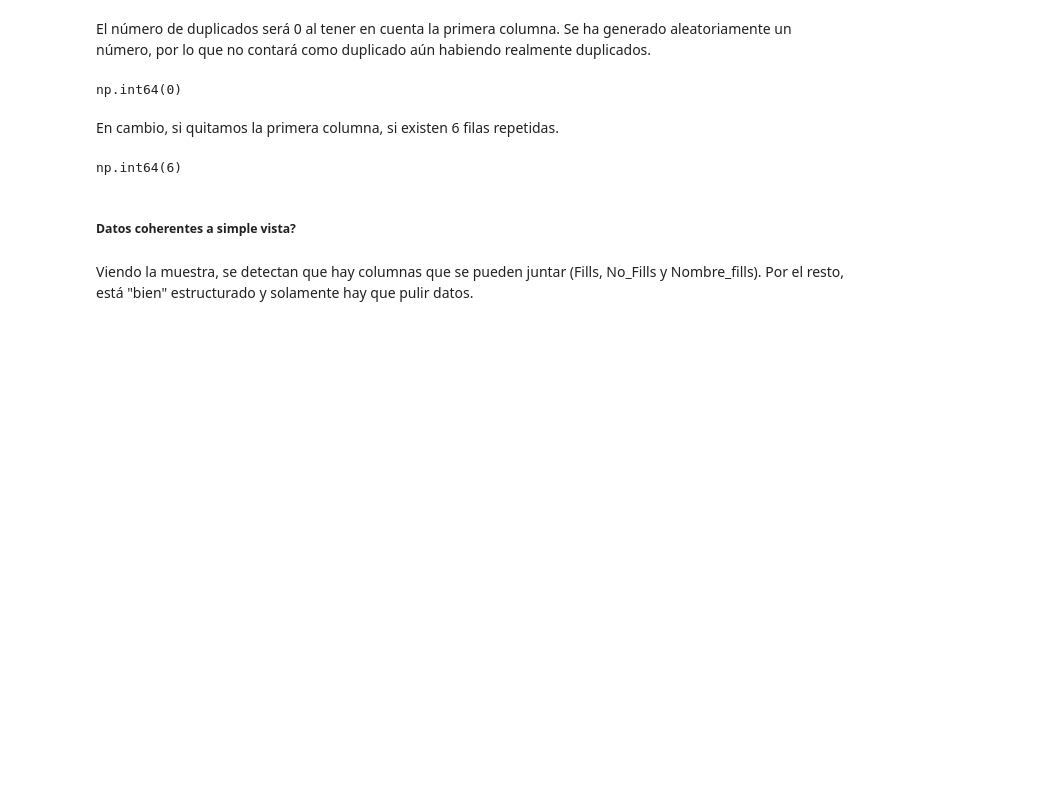
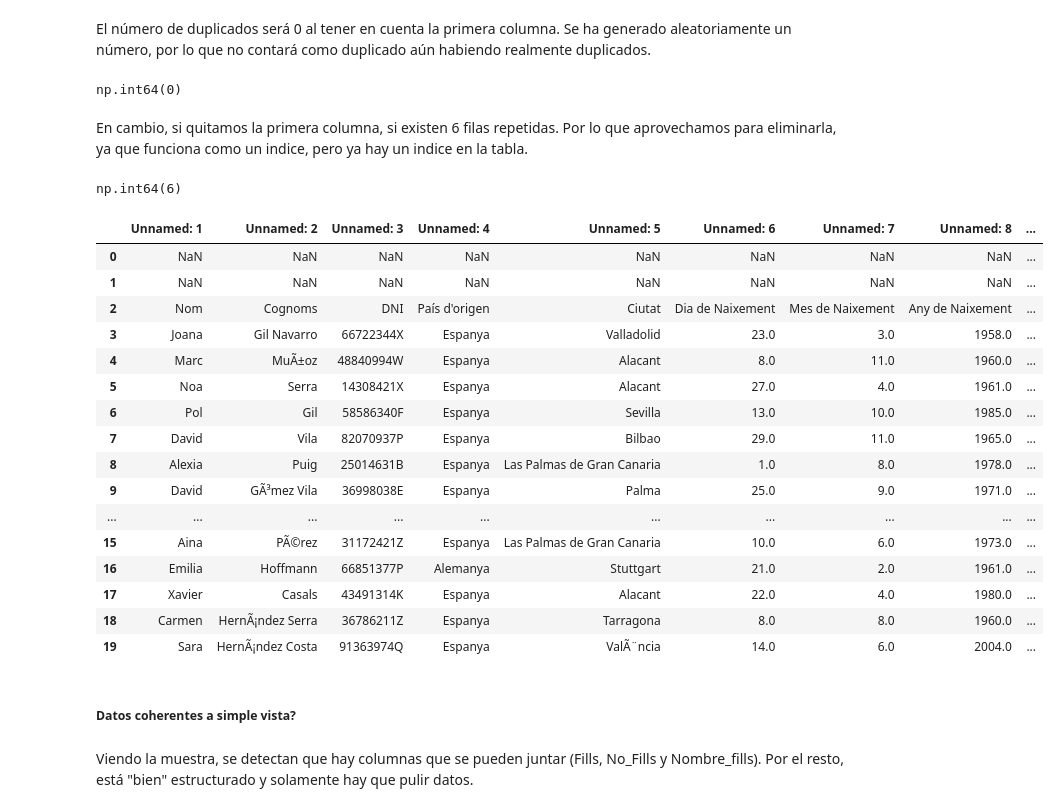
Before and after one commit to noelcarrionmatias/IT_Data, a Jupyter notebook: Especializacion/8_Sprint/ejercicios_s8.ipynb, the cells around one changed output. Saved outputs shown, nothing was run; the diff lists cells and outputs as text; code cells hidden in the pictures; blank space fills up the shorter version.

```diff
--- a/Especializacion/8_Sprint/ejercicios_s8.ipynb
+++ b/Especializacion/8_Sprint/ejercicios_s8.ipynb
@@ -95,11 +97,33 @@ dataset_s8.duplicated().sum()
 # %% [output]
 np.int64(0)
 # %% [markdown]
-En cambio, si quitamos la primera columna, si existen 6 filas repetidas.
+En cambio, si quitamos la primera columna, si existen 6 filas repetidas. Por lo que aprovechamos para eliminarla, ya que funciona como un indice, pero ya hay un indice en la tabla.
 # %%
 dataset_s8.iloc[:,1:].duplicated().sum()
 # %% [output]
 np.int64(6)
+# %%
+dataset_s8 = dataset_s8.drop(["Dades de l'enquesta de treballadors 2025"], axis=True)
+# %%
+dataset_s8.head(20)
+# %% [output]
+|  | Unnamed: 1 | Unnamed: 2 | Unnamed: 3 | Unnamed: 4 | Unnamed: 5 | Unnamed: 6 | Unnamed: 7 | Unnamed: 8 | ... |
+| 0 | NaN | NaN | NaN | NaN | NaN | NaN | NaN | NaN | ... |
+| 1 | NaN | NaN | NaN | NaN | NaN | NaN | NaN | NaN | ... |
+| 2 | Nom | Cognoms | DNI | País d'origen | Ciutat | Dia de Naixement | Mes de Naixement | Any de Naixement | ... |
+| 3 | Joana | Gil Navarro | 66722344X | Espanya | Valladolid | 23.0 | 3.0 | 1958.0 | ... |
+| 4 | Marc | MuÃ±oz | 48840994W | Espanya | Alacant | 8.0 | 11.0 | 1960.0 | ... |
+| 5 | Noa | Serra | 14308421X | Espanya | Alacant | 27.0 | 4.0 | 1961.0 | ... |
+| 6 | Pol | Gil | 58586340F | Espanya | Sevilla | 13.0 | 10.0 | 1985.0 | ... |
+| 7 | David | Vila | 82070937P | Espanya | Bilbao | 29.0 | 11.0 | 1965.0 | ... |
+| 8 | Alexia | Puig | 25014631B | Espanya | Las Palmas de Gran Canaria | 1.0 | 8.0 | 1978.0 | ... |
+| 9 | David | GÃ³mez Vila | 36998038E | Espanya | Palma | 25.0 | 9.0 | 1971.0 | ... |
+| ... | ... | ... | ... | ... | ... | ... | ... | ... | ... |
+| 15 | Aina | PÃ©rez | 31172421Z | Espanya | Las Palmas de Gran Canaria | 10.0 | 6.0 | 1973.0 | ... |
+| 16 | Emilia | Hoffmann | 66851377P | Alemanya | Stuttgart | 21.0 | 2.0 | 1961.0 | ... |
+| 17 | Xavier | Casals | 43491314K | Espanya | Alacant | 22.0 | 4.0 | 1980.0 | ... |
+| 18 | Carmen | HernÃ¡ndez Serra | 36786211Z | Espanya | Tarragona | 8.0 | 8.0 | 1960.0 | ... |
+| 19 | Sara | HernÃ¡ndez Costa | 91363974Q | Espanya | ValÃ¨ncia | 14.0 | 6.0 | 2004.0 | ... |
 # %% [markdown]
 ##### Datos coherentes a simple vista?
 # %% [markdown]
```
Also changed, not shown: parts of 57 cells of this notebook.
